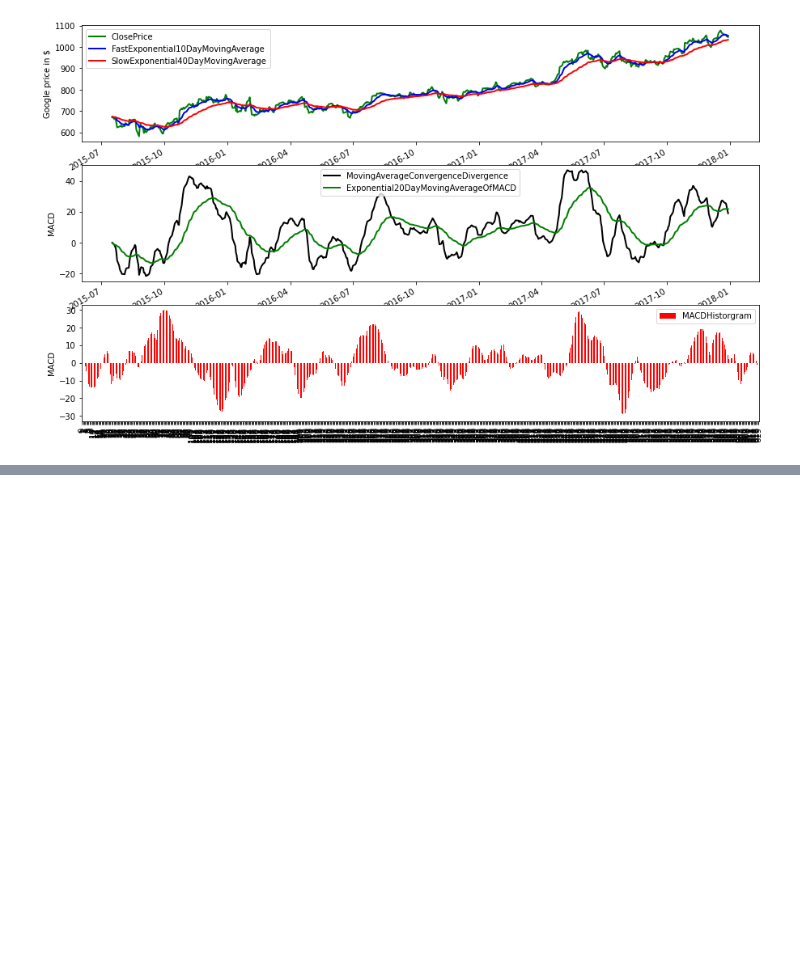
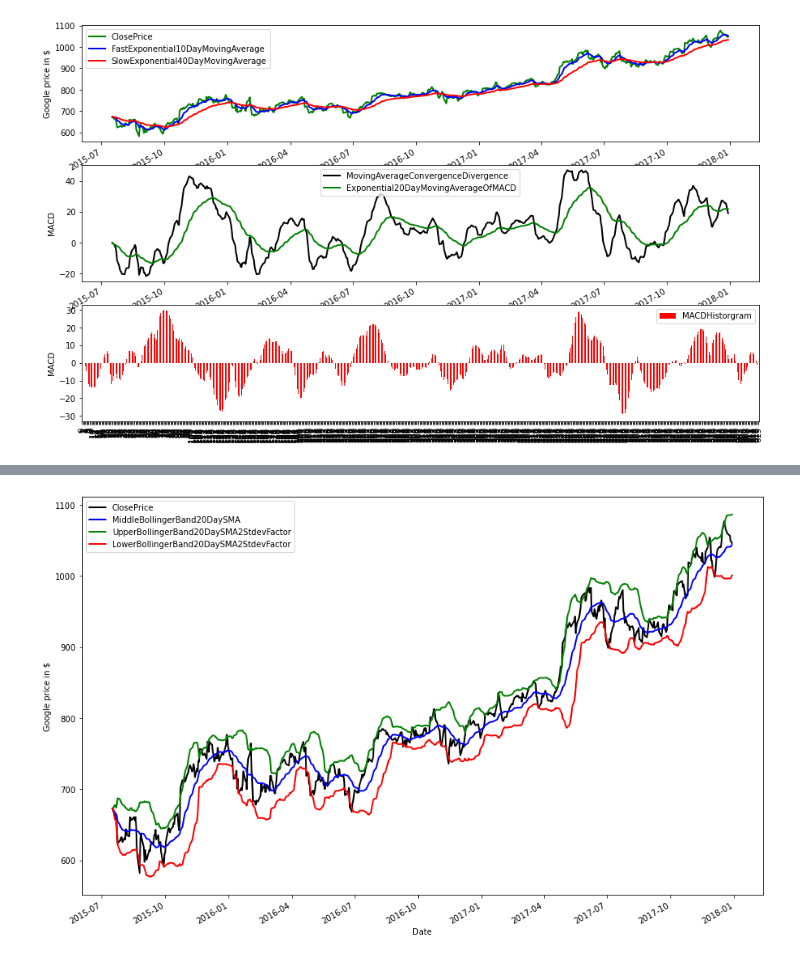
Before and after one commit to victorvianaom/Learn-Algorithmic-Trading, a Jupyter notebook: Deciphering Markets with Technical Analysis 📚02.ipynb, the cells around one changed output, grey strips where cells are left out. Cells and saved outputs as stored; diff of their text form; code cells hidden in the pictures; blank space fills up the shorter version.

Commit message:
Bollinger Bands algo

```diff
--- a/Deciphering Markets with Technical Analysis 📚02.ipynb
+++ b/Deciphering Markets with Technical Analysis 📚02.ipynb
@@ -400,0 +437,25 @@ plt.show()
+# %%
+goog_data = goog_data.assign(ClosePrice=pd.Series(close, index=goog_data.index))
+goog_data = goog_data.assign(MiddleBollingerBand20DaySMA=pd.Series(sma_values, index=goog_data.index))
+goog_data = goog_data.assign(UpperBollingerBand20DaySMA2StdevFactor=pd.Series(upper_band, index=goog_data.index))
+goog_data = goog_data.assign(LowerBollingerBand20DaySMA2StdevFactor=pd.Series(lower_band, index=goog_data.index))
+
+close_price = goog_data['ClosePrice']
+mband = goog_data['MiddleBollingerBand20DaySMA']
+uband = goog_data['UpperBollingerBand20DaySMA2StdevFactor']
+lband = goog_data['LowerBollingerBand20DaySMA2StdevFactor']
+# %%
+fig = plt.figure()
+ax1 = fig.add_subplot(111, ylabel='Google price in $')
+close_price.plot(ax=ax1, color='black', lw=2., legend=True)
+mband.plot(ax=ax1, color='b', lw=2., legend=True)
+uband.plot(ax=ax1, color='g', lw=2., legend=True)
+lband.plot(ax=ax1, color='r', lw=2., legend=True)
+
+zoom = 2.5
+w, h = fig.get_size_inches()
+fig.set_size_inches(w * zoom, h * zoom)
+
+plt.show()
+# %% [output]
+[figure, added]
```
Also changed, not shown: parts of 5 cells of this notebook.
